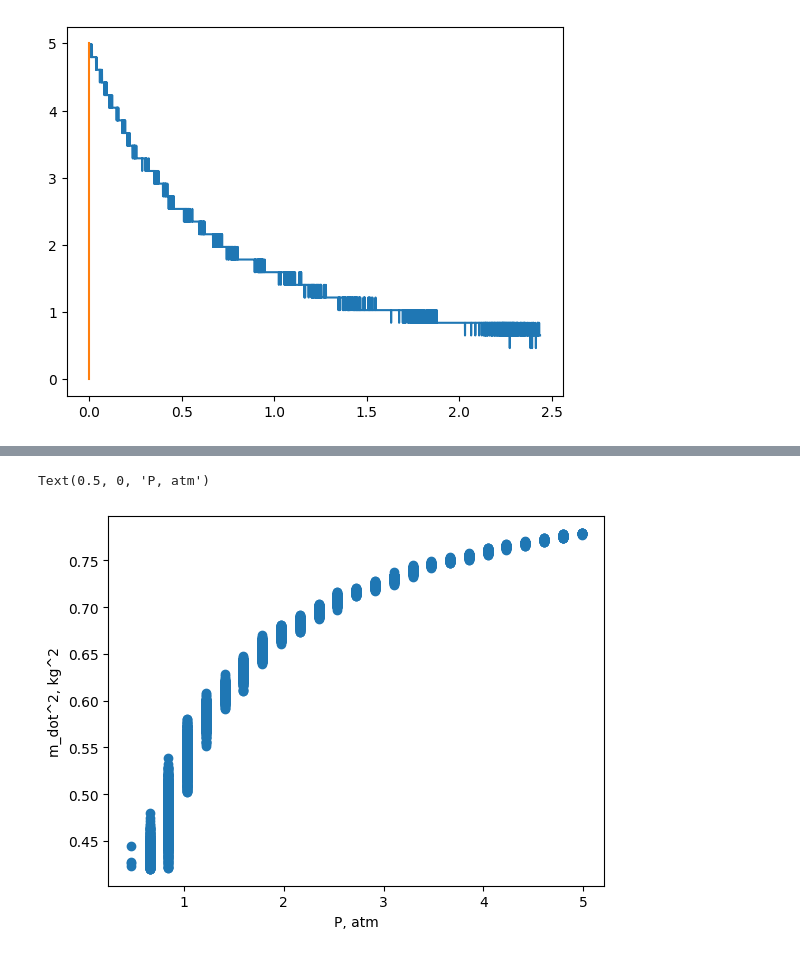
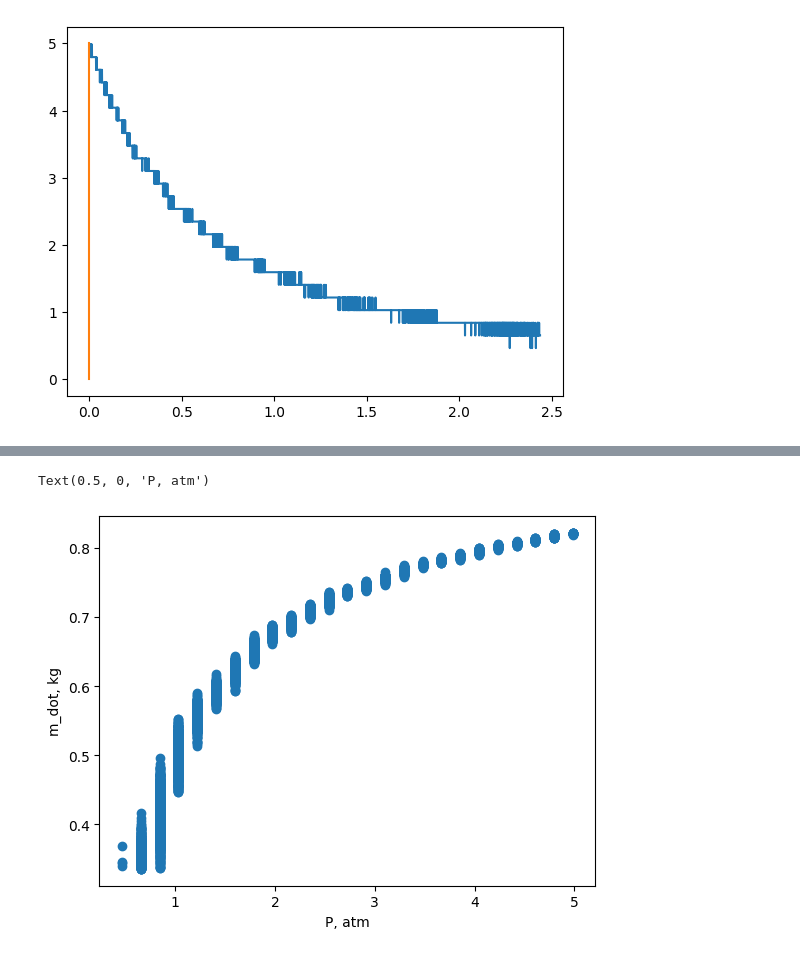
Before and after one commit to vas0x59/empirica_pet_bottle, a Jupyter notebook: proc.ipynb, the cells around one changed output, grey strips where cells are left out. Drawn from its saved outputs; the diff is of its cells as text; code cells hidden in the pictures.

```diff
--- a/proc.ipynb
+++ b/proc.ipynb
@@ -32,7 +32,7 @@ Exy_s = drop_nan(data[:, [8, 9]])[1:, :]
 
 pnts_s = Axy_s
 ref_pnts_s = Bxy_s
-ref_V = np.array([0.5, 1, 1.5, 2])*1000 - 400
+ref_V = np.array([0, 0.5, 1, 1.5])*1000 * 470/500 + 190
 pnts_2_s = Exy_s
 # %%
 ref_V
@@ -122,2 +121,7 @@ T = t-27.5
+# %%
+if "8-1" in p:
+    T = t-27.5
+if "4-2" in p:
+    T = t-27.5 + 8 - 0.15
 # %%
 plt.plot(T, Vs)
@@ -143,7 +144,13 @@ array([[0.00000000e+00, 4.41145000e+00],
 def V_to_P(u):
     return (u - 1.9815) / 0.4697
 # %%
-T_pico = data_pico[:, 0]-0.76
+if "4-2" in p:
+    T_pico = data_pico[:, 0]-2.5
+if "8-1" in p:
+    T_pico = data_pico[:, 0]-0.76
+
+
+
 mask = (T_pico < np.max(T)) & (T_pico > 0)
 T_pico = T_pico[mask]
 P_pico = V_to_P(data_pico[:, 1][mask])
@@ -220,9 +227,9 @@ Text(0.5, 0, 'P, atm')
 # %%
 plt.scatter(P_pico[mask], ((T_pico[mask]*slope + intercept)/1000))
 # plt.plot()
-plt.ylabel("m_dot^2, kg^2")
+plt.ylabel("m_dot, kg")
 plt.xlabel("P, atm")
 # %% [output]
 Text(0.5, 0, 'P, atm')
-[figure, old version]
+[figure, new version]
 # %%
```
Also changed, not shown: parts of 26 cells of this notebook, 34 other files.
